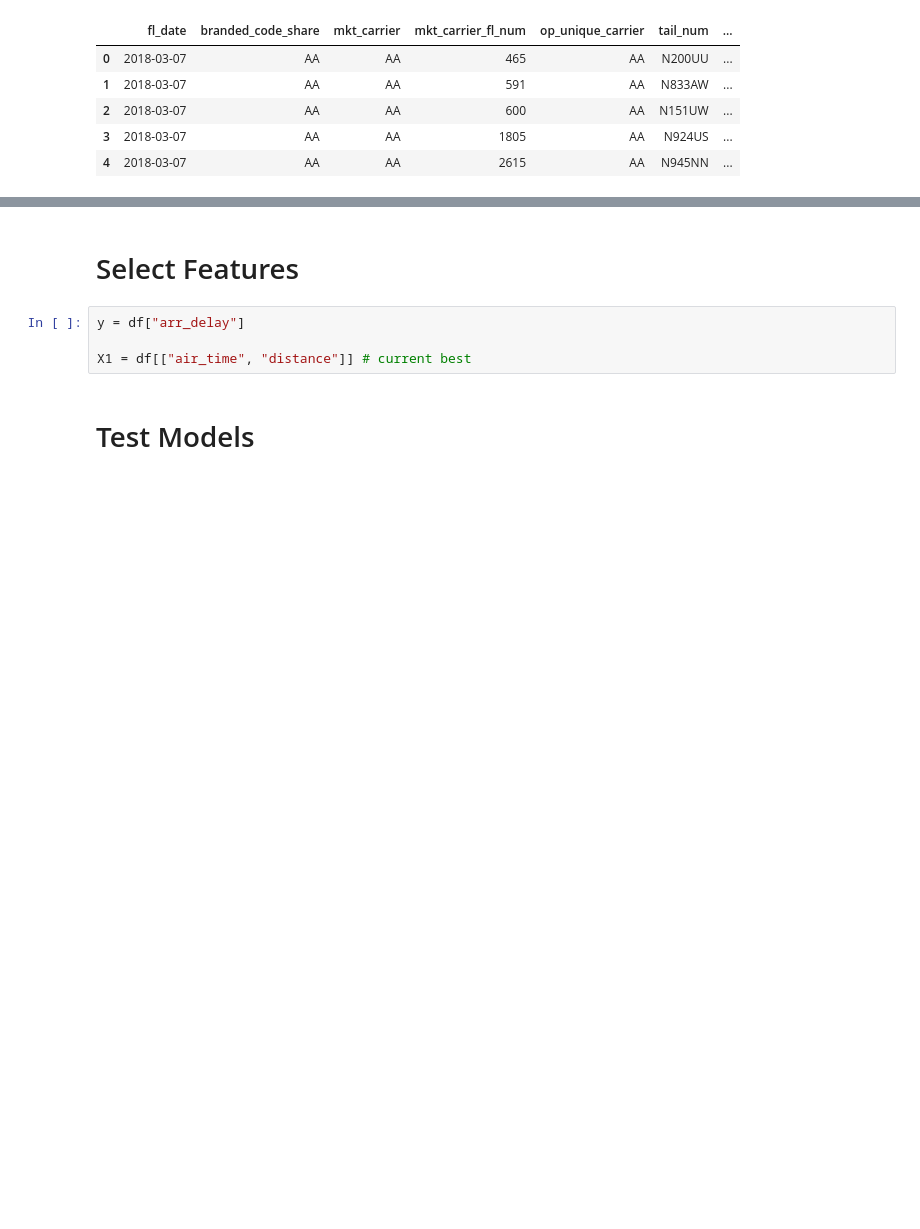
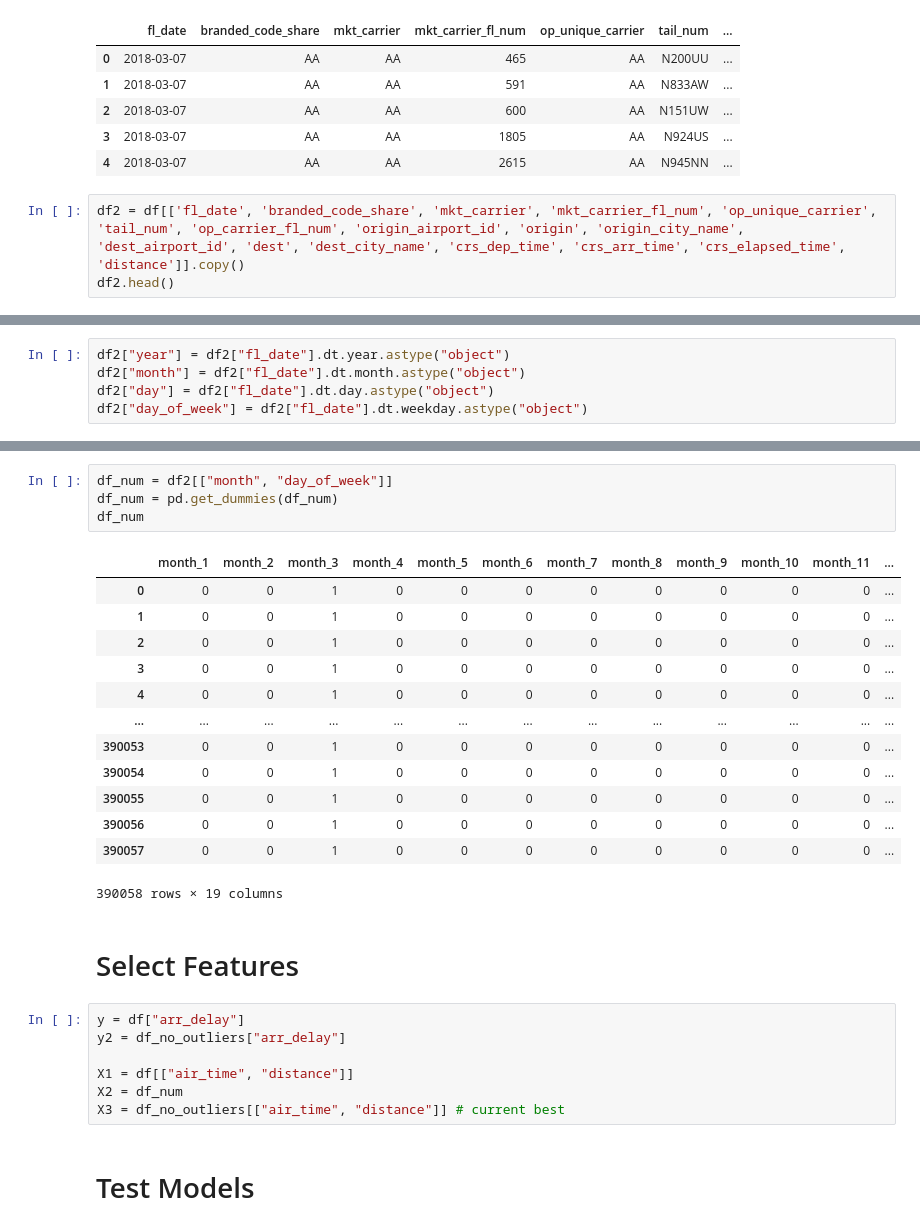
Before and after one commit to ZacharyArgentin/LHL_Midterm_Project_Predicting_Flight_Delays, a Jupyter notebook: experiments.ipynb, the cells around one changed output, grey strips where cells are left out. Drawn from its saved outputs; the diff is of its cells as text; blank space fills up the shorter version.

```diff
--- a/experiments.ipynb
+++ b/experiments.ipynb
@@ -46,3 +48,6 @@ df.head()
 | 2 | 2018-03-07 | AA | AA | 600 | AA | N151UW | ... |
 | 3 | 2018-03-07 | AA | AA | 1805 | AA | N924US | ... |
 | 4 | 2018-03-07 | AA | AA | 2615 | AA | N945NN | ... |
+# %%
+df2 = df[['fl_date', 'branded_code_share', 'mkt_carrier', 'mkt_carrier_fl_num', 'op_unique_carrier', 'tail_num', 'op_carrier_fl_num', 'origin_airport_id', 'origin', 'origin_city_name', 'dest_airport_id', 'dest', 'dest_city_name', 'crs_dep_time', 'crs_arr_time', 'crs_elapsed_time', 'distance']].copy()
+df2.head()
@@ -48,0 +92,5 @@ df.head()
+# %%
+df2["year"] = df2["fl_date"].dt.year.astype("object")
+df2["month"] = df2["fl_date"].dt.month.astype("object")
+df2["day"] = df2["fl_date"].dt.day.astype("object")
+df2["day_of_week"] = df2["fl_date"].dt.weekday.astype("object")
@@ -49,9 +137,30 @@ df.head()
+# %%
+df_num = df2[["month", "day_of_week"]]
+df_num = pd.get_dummies(df_num)
+df_num
+# %% [output]
+|  | month_1 | month_2 | month_3 | month_4 | month_5 | month_6 | month_7 | month_8 | month_9 | month_10 | month_11 | ... |
+| 0 | 0 | 0 | 1 | 0 | 0 | 0 | 0 | 0 | 0 | 0 | 0 | ... |
+| 1 | 0 | 0 | 1 | 0 | 0 | 0 | 0 | 0 | 0 | 0 | 0 | ... |
+| 2 | 0 | 0 | 1 | 0 | 0 | 0 | 0 | 0 | 0 | 0 | 0 | ... |
+| 3 | 0 | 0 | 1 | 0 | 0 | 0 | 0 | 0 | 0 | 0 | 0 | ... |
+| 4 | 0 | 0 | 1 | 0 | 0 | 0 | 0 | 0 | 0 | 0 | 0 | ... |
+| ... | ... | ... | ... | ... | ... | ... | ... | ... | ... | ... | ... | ... |
+| 390053 | 0 | 0 | 1 | 0 | 0 | 0 | 0 | 0 | 0 | 0 | 0 | ... |
+| 390054 | 0 | 0 | 1 | 0 | 0 | 0 | 0 | 0 | 0 | 0 | 0 | ... |
+| 390055 | 0 | 0 | 1 | 0 | 0 | 0 | 0 | 0 | 0 | 0 | 0 | ... |
+| 390056 | 0 | 0 | 1 | 0 | 0 | 0 | 0 | 0 | 0 | 0 | 0 | ... |
+| 390057 | 0 | 0 | 1 | 0 | 0 | 0 | 0 | 0 | 0 | 0 | 0 | ... |
+390058 rows × 19 columns
 # %% [markdown]
 # Select Features
 # %%
 y = df["arr_delay"]
+y2 = df_no_outliers["arr_delay"]
 
-X1 = df[["air_time", "distance"]] # current best
+X1 = df[["air_time", "distance"]]
+X2 = df_num
+X3 = df_no_outliers[["air_time", "distance"]] # current best
 # %% [markdown]
 # Test Models
 # %%
```
Also changed, not shown: parts of 13 cells of this notebook, 7 other files.
